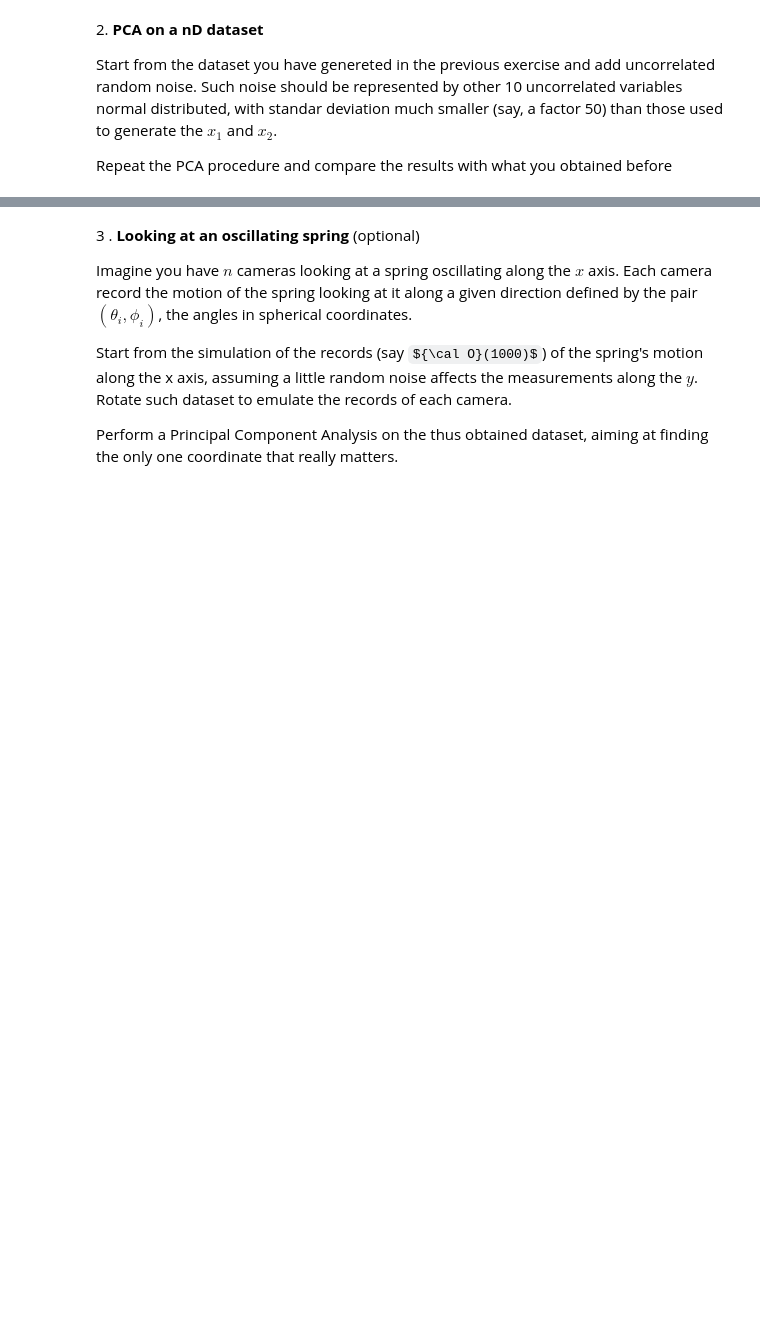
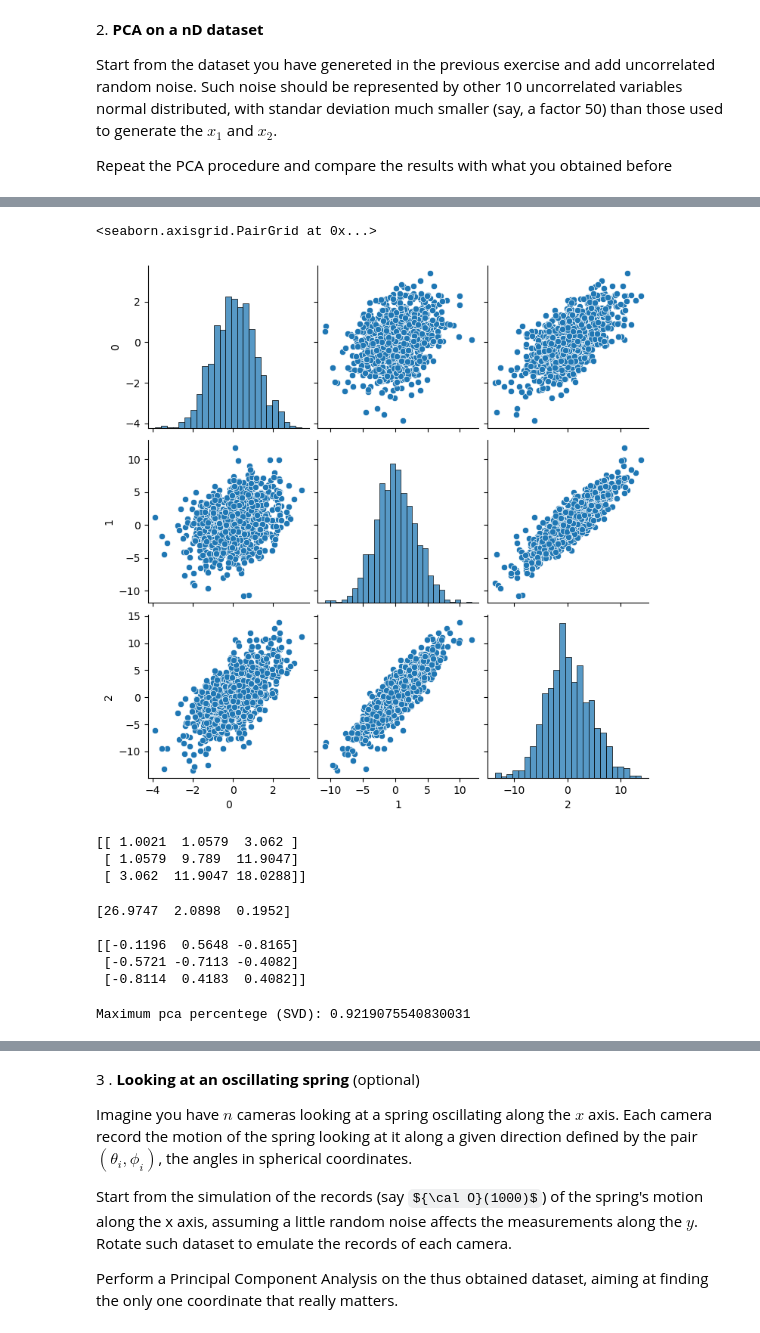
Before and after one commit to vepe99/LaboratoryOfComputationalPhysics_Y5, a Jupyter notebook: 08ex_LinearAlgebra.ipynb, the cells around one changed output, grey strips where cells are left out. Cells and saved outputs as stored; diff of their text form; code cells hidden in the pictures; some formulas as TeX source; blank space fills up the shorter version.

```diff
--- a/08ex_LinearAlgebra.ipynb
+++ b/08ex_LinearAlgebra.ipynb
@@ -76,3 +108,14 @@ sns.pairplot(pd.DataFrame(X))
 Start from the dataset you have genereted in the previous exercise and add uncorrelated random noise. Such noise should be represented by other 10 uncorrelated variables normal distributed, with standar deviation much smaller (say, a factor 50) than those used to generate the $x_1$ and $x_2$.
 
 Repeat the PCA procedure and compare the results with what you obtained before
+# %%
+noise1 = np.random.multivariate_normal(np.zeros(10), 1/50 * np.diag(np.ones(10)), N)
+no1 = np.sum(noise1, axis=1)
+
+noise2 = np.random.multivariate_normal(np.zeros(10), 1/50 * np.diag(np.ones(10)), N)
+no2 = np.sum(noise2, axis=1)
+
+noise3 = np.random.multivariate_normal(np.zeros(10), 1/50 * np.diag(np.ones(10)), N)
+no3 = np.sum(noise3, axis=1)
+
+print(noise1.shape)
@@ -78,0 +124,7 @@ Repeat the PCA procedure and compare the results with what you obtained before
+# %%
+x1_ = x1 + no1
+x2_ = x2 + no2
+x3_ = x3 + no3
+# %%
+X_ = np.vstack((x1_,x2_,x3_)).T
+print(X_)
@@ -78,0 +139,32 @@ Repeat the PCA procedure and compare the results with what you obtained before
+# %%
+sns.pairplot(pd.DataFrame(X_))
+# %% [output]
+<seaborn.axisgrid.PairGrid at 0x...>
+[figure, added]
+# %%
+cov = np.cov(X, rowvar=False)
+l, V = la.eig(cov)
+print(cov)
+# %% [output]
+[[ 1.0021  1.0579  3.062 ]
+ [ 1.0579  9.789  11.9047]
+ [ 3.062  11.9047 18.0288]]
+# %%
+U, spectrum, Vt = np.linalg.svd(X_.T)
+
+l_svd = spectrum**2/(N-1)
+v_svd = U
+
+print(l_svd, '\n')
+print(V_svd)
+# %% [output]
+[26.9747  2.0898  0.1952]
+
+[[-0.1196  0.5648 -0.8165]
+ [-0.5721 -0.7113 -0.4082]
+ [-0.8114  0.4183  0.4082]]
+# %%
+tr_svd = l_svd.sum()
+print(f'Maximum pca percentege (SVD): {l_svd.max()/tr_svd}')
+# %% [output]
+Maximum pca percentege (SVD): 0.9219075540830031
```
Also changed, not shown: parts of 15 cells of this notebook.
